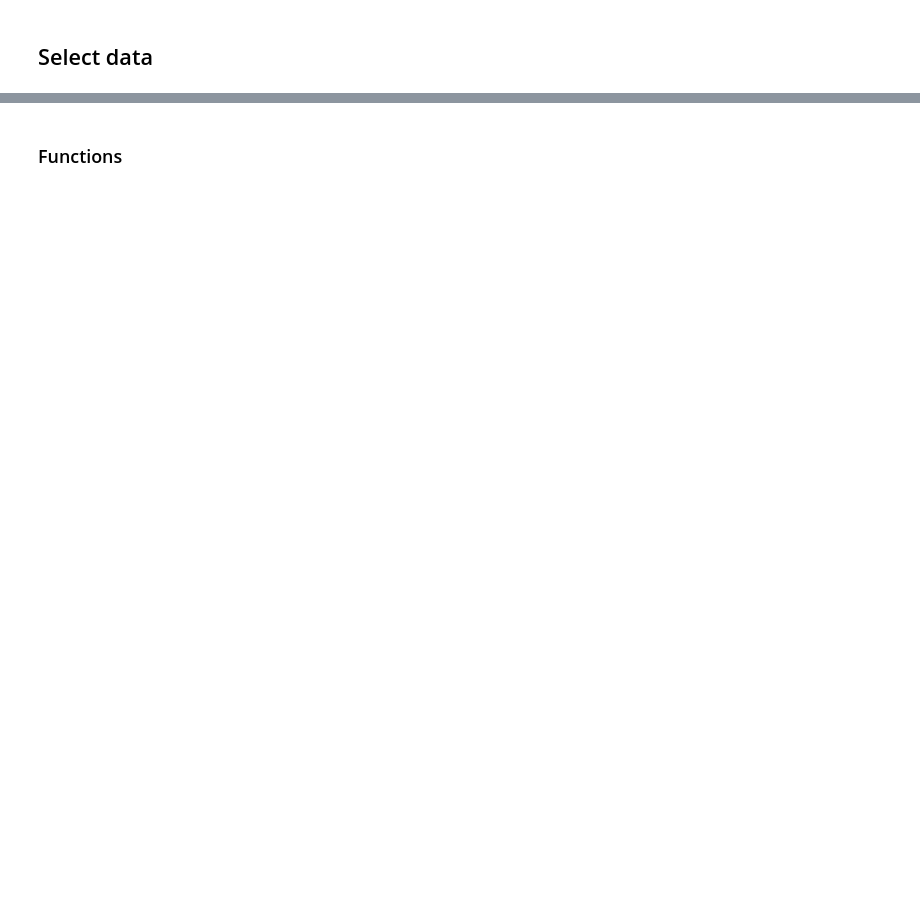
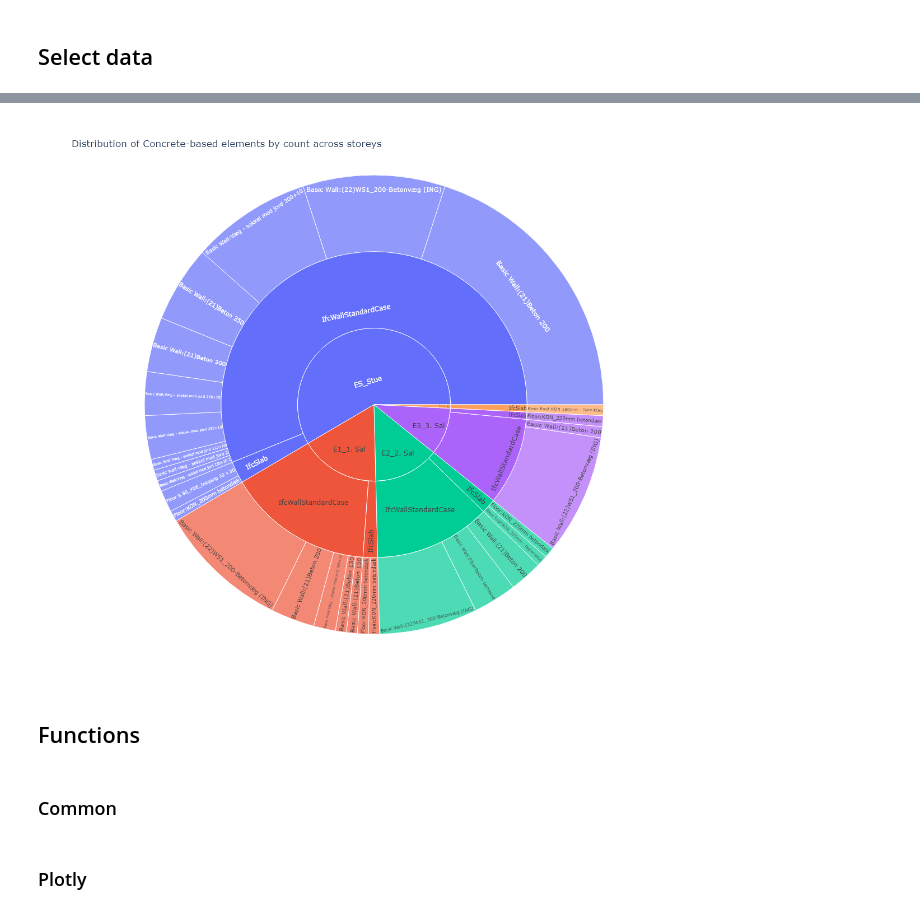
Before and after one commit to KaareH/DTU_E23_41934_Advanced-BIM, a Jupyter notebook: Assignments/A1/AdvBIM-A1_Dashboard.ipynb, the cells around one changed output, grey strips where cells are left out. Saved outputs shown, nothing was run; the diff lists cells and outputs as text; code cells hidden in the pictures; blank space fills up the shorter version.

```diff
--- a/Assignments/A1/AdvBIM-A1_Dashboard.ipynb
+++ b/Assignments/A1/AdvBIM-A1_Dashboard.ipynb
@@ -78,5 +184,16 @@ Reference DE18
+# %%
+fig = px.sunburst(df.query("Ignore == False"), path=['Storey', 'Class', 'Type'], values='Count',
+                  width=1200, height=1000,
+                  title="Distribution of Concrete-based elements by count across storeys",
+                  hover_data='Material',
+                  )
+fig.show()
+# %% [output]
+[figure, added]
 # %% [markdown]
-### Functions
+## Functions
+# %% [markdown]
+### Common
 # %%
 def getElementShapes(entities):
     settings = ifcopenshell.geom.settings()
@@ -94,3 +211,5 @@ def getElementShapes(entities):
     print(f"Count: ({len(element_shapes)}/{len(entities)})")
 
     return element_shapes
+# %% [markdown]
+### Plotly
```
Also changed, not shown: parts of 26 cells of this notebook.
